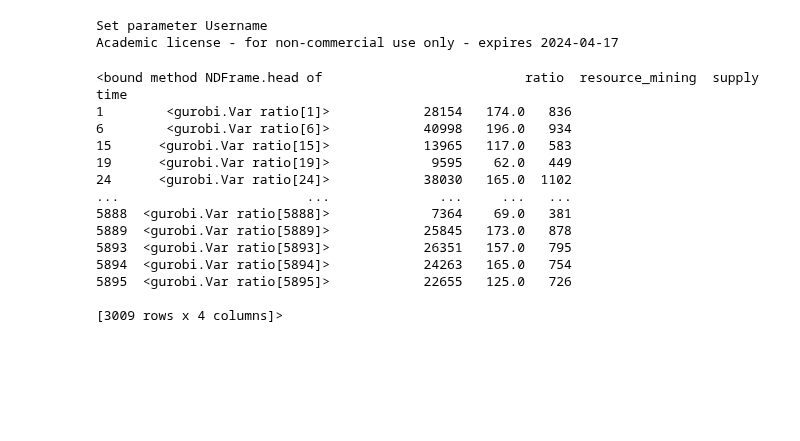
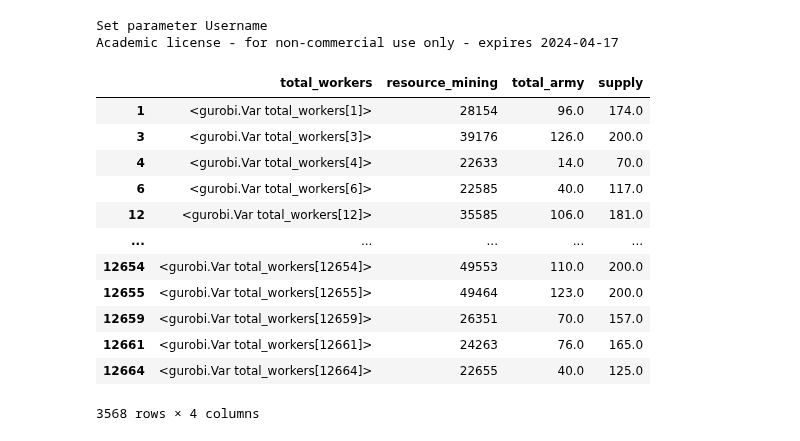
Before and after one commit to Monsieur-Bandana/gurobi_machine_learning, a Jupyter notebook: cleanCode/ts_model_direct_input/optimization_process.ipynb, the cells around one changed output. Cells and saved outputs as stored; diff of their text form; code cells hidden in the pictures; blank space fills up the shorter version.

```diff
--- a/cleanCode/ts_model_direct_input/optimization_process.ipynb
+++ b/cleanCode/ts_model_direct_input/optimization_process.ipynb
@@ -72,43 +63,43 @@ dfOpt.head
 # %%
 
 
 # create variables
 # create Model
 
 m = gp.Model("Balance optimizer")
 gppd.set_interactive()
 
-r = gppd.add_vars(m, pandas_obj=dfOpt,
-                  name="ratio")
+av = gppd.add_vars(m, pandas_obj=dfOpt,
+                  name="total_army_value")
 
 a = gppd.add_vars(m, pandas_obj=dfOpt,
                   name="total_army")
 s = gppd.add_vars(m, pandas_obj=dfOpt,
                   name="supply")
-w = m.addVar(name="workers", vtype=gp.GRB.INTEGER)
+w = gppd.add_vars(m, pandas_obj=dfOpt,
+                  name="total_workers", vtype=gp.GRB.INTEGER)
 
 m.update()
-dfOpt = dfOpt.drop(columns=["total_army"])
+dfOpt = dfOpt.drop(columns=["total_army_value"])
 
 feats = dfOpt
-feats = pd.concat([r, feats], axis=1)
-feats.head
+feats = pd.concat([w, feats], axis=1)
+feats
 # %% [output]
 Set parameter Username
 Academic license - for non-commercial use only - expires 2024-04-17
+|  | total_workers | resource_mining | total_army | supply |
+| 1 | <gurobi.Var total_workers[1]> | 28154 | 96.0 | 174.0 |
+| 3 | <gurobi.Var total_workers[3]> | 39176 | 126.0 | 200.0 |
+| 4 | <gurobi.Var total_workers[4]> | 22633 | 14.0 | 70.0 |
+| 6 | <gurobi.Var total_workers[6]> | 22585 | 40.0 | 117.0 |
+| 12 | <gurobi.Var total_workers[12]> | 35585 | 106.0 | 181.0 |
+| ... | ... | ... | ... | ... |
+| 12654 | <gurobi.Var total_workers[12654]> | 49553 | 110.0 | 200.0 |
+| 12655 | <gurobi.Var total_workers[12655]> | 49464 | 123.0 | 200.0 |
+| 12659 | <gurobi.Var total_workers[12659]> | 26351 | 70.0 | 157.0 |
+| 12661 | <gurobi.Var total_workers[12661]> | 24263 | 76.0 | 165.0 |
+| 12664 | <gurobi.Var total_workers[12664]> | 22655 | 40.0 | 125.0 |
-<bound method NDFrame.head of                          ratio  resource_mining  supply  time
-1        <gurobi.Var ratio[1]>            28154   174.0   836
-6        <gurobi.Var ratio[6]>            40998   196.0   934
-15      <gurobi.Var ratio[15]>            13965   117.0   583
-19      <gurobi.Var ratio[19]>             9595    62.0   449
-24      <gurobi.Var ratio[24]>            38030   165.0  1102
-...                        ...              ...     ...   ...
-5888  <gurobi.Var ratio[5888]>             7364    69.0   381
-5889  <gurobi.Var ratio[5889]>            25845   173.0   878
-5893  <gurobi.Var ratio[5893]>            26351   157.0   795
-5894  <gurobi.Var ratio[5894]>            24263   165.0   754
-5895  <gurobi.Var ratio[5895]>            22655   125.0   726
-
-[3009 rows x 4 columns]>
+3568 rows × 4 columns
 # %%
 sc_model = tf.keras.models.load_model('trained_model.h5')
```
Also changed, not shown: parts of 4 cells of this notebook, 2 other files.
